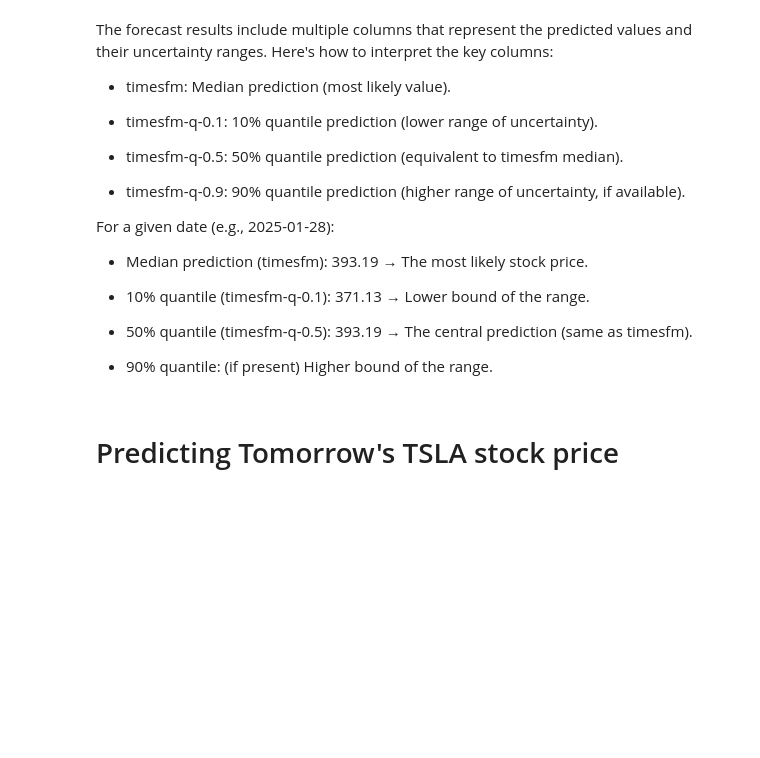
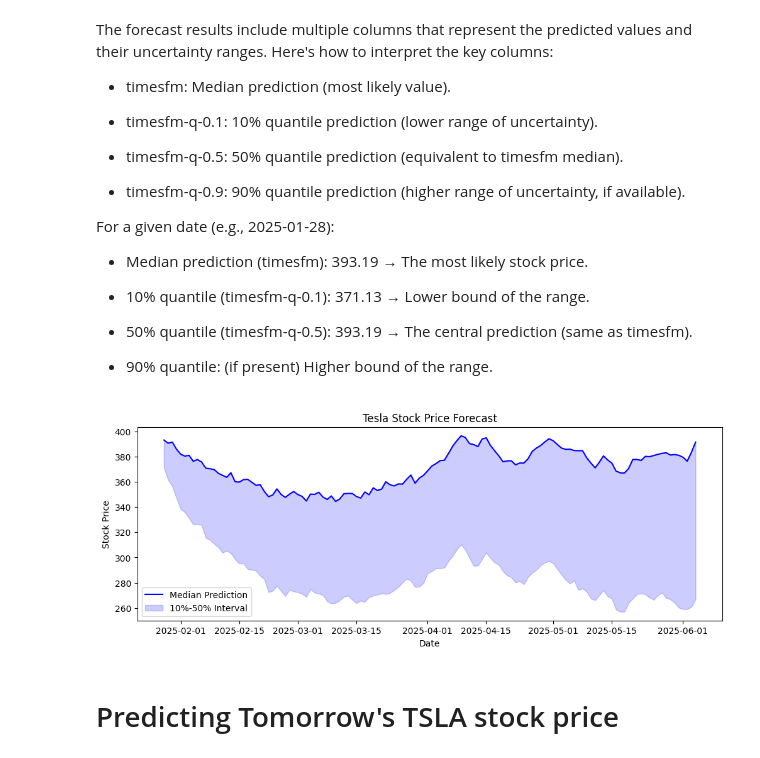
Before and after one commit to Yejin-Hwang/Analysis-of-Financial-Time-Series, a Jupyter notebook: 06_Google timesfm_yejin_0120.ipynb, the cells around one changed output. Saved outputs shown, nothing was run; the diff lists cells and outputs as text; code cells hidden in the pictures; blank space fills up the shorter version.

```diff
--- a/06_Google timesfm_yejin_0120.ipynb
+++ b/06_Google timesfm_yejin_0120.ipynb
@@ -120,9 +120,9 @@ frequency_input = [0]
 #5. Build input dataframe for TimesFM
 # Create the dataframe in the format required by TimesFM
 input_df = pd.DataFrame({
-    "unique_id": ["TSLA"] * len(df),  # Use "TSLA" as the unique identifier
-    "ds": df["Date"],                # Date column
-    "y": df["Close"]                 # Closing price
+    "unique_id": ["TSLA"] * len(TSLA_data),  # Use "TSLA" as the unique identifier
+    "ds": TSLA_data["Date"],                # Date column
+    "y": TSLA_data["Close"]                 # Closing price
 })
 
 # 3. Ensure y values are 1-dimensional
@@ -134,7 +134,7 @@ input_df["y"] = input_df["y"].values.flatten()
 # Pass the input dataframe to the TimesFM model for forecasting
 forecast_df = tfm.forecast_on_df(
     inputs=input_df,  # Input dataframe
-    freq="D",         # Daily frequency
+    freq="D",         # Dailt frequency
     value_name="y",   # The column to predict
     num_jobs=-1       # Use all available cores for parallel processing
 )
@@ -168,18 +186,20 @@ For a given date (e.g., 2025-01-28):
 # %%
 import matplotlib.pyplot as plt
 
 plt.figure(figsize=(12,4))
 plt.plot(forecast_df["ds"], forecast_df["timesfm"], label="Median Prediction", color="blue")
 plt.fill_between(
     forecast_df["ds"],
     forecast_df["timesfm-q-0.1"],
-    forecast_df["timesfm-q-0.9"],
+    forecast_df["timesfm-q-0.5"],
     color="blue",
     alpha=0.2,
-    label="10%-90% Interval"
+    label="10%-50% Interval"
 )
 plt.xlabel("Date")
 plt.ylabel("Stock Price")
 plt.title("Tesla Stock Price Forecast")
 plt.legend()
 plt.show()
+# %% [output]
+[figure, added]
```
Also changed, not shown: parts of 14 cells of this notebook.
